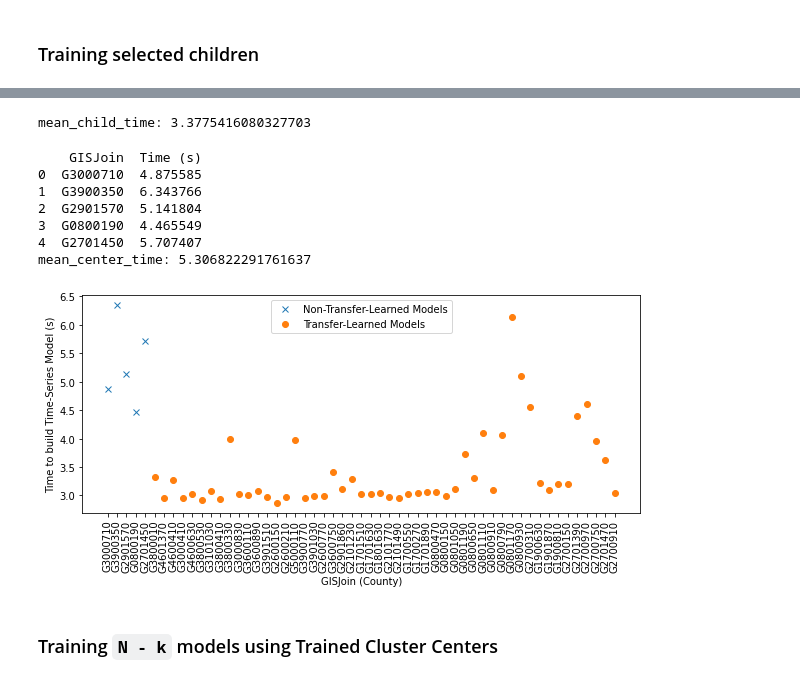
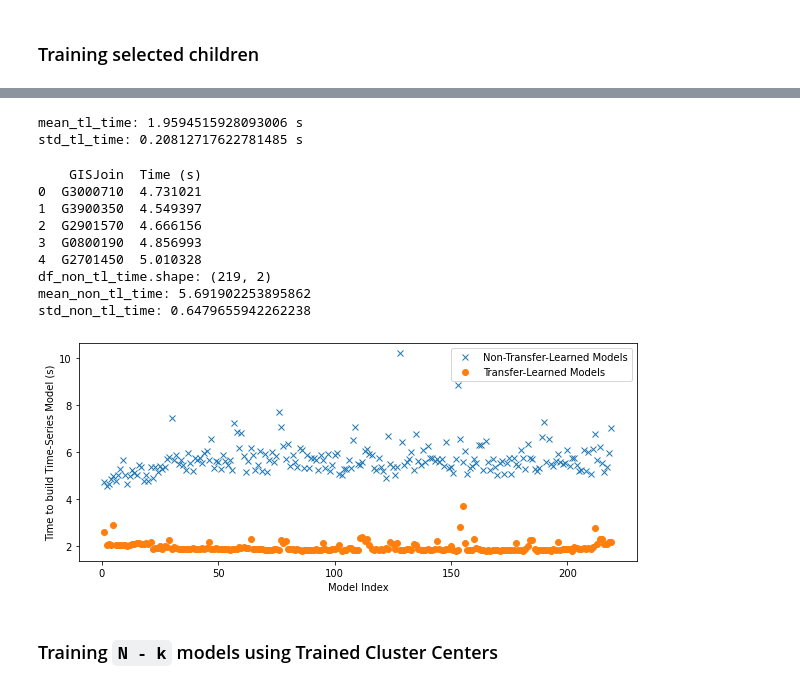
Before and after one commit to menuka94/sustain-timeseries, a Jupyter notebook: Time Series Forecasting.ipynb, the cells around one changed output, grey strips where cells are left out. Cells and saved outputs as stored; diff of their text form; code cells hidden in the pictures.

Commit message:
feat: get tl and non-tl graphs for 20 centers and 200 children

```diff
--- a/Time Series Forecasting.ipynb
+++ b/Time Series Forecasting.ipynb
@@ -689,0 +763,5 @@ INFO:prophet:Disabling daily seasonality. Run prophet with daily_seasonality=Tru
+# %%
+f = open('pickles/child_non_tl_models_dict.pkl', 'wb')
+pickle.dump(child_non_tl_models_dict, f)
+# %%
+child_non_tl_models_dict = pickle.load('pickles/child_non_tl_models_dict.pkl', 'rb')
@@ -689,0 +819,2 @@ INFO:prophet:Disabling daily seasonality. Run prophet with daily_seasonality=Tru
+# %%
+centers_tl_models_dict = pickle.load('pickles/centers_tl_models_dict.pkl', 'rb')
@@ -708,8 +865,11 @@ print(df_children_time.head())
-# %%
-mean_child_time = df_children_time['Time (s)'].mean()
-print(f'mean_child_time: {mean_child_time}')
-# %% [output]
-mean_child_time: 3.3775416080327703
+# %%
+mean_tl_time = df_tl_time['Time (s)'].mean()
+std_tl_time = df_tl_time['Time (s)'].std()
+print(f'mean_tl_time: {mean_tl_time} s')
+print(f'std_tl_time: {std_tl_time} s')
+# %% [output]
+mean_tl_time: 1.9594515928093006 s
+std_tl_time: 0.20812717622781485 s
 # %%
 times = []
 
@@ -717,40 +877,54 @@ for center in selected_cluster_centers:
     time = trained_cluster_centers_dict[center].training_time
     times.append(time)
 
-df_centers_time = pd.DataFrame(list(zip(selected_cluster_centers, times)), columns=['GISJoin', 'Time (s)'])
-print(df_centers_time)
-mean_center_time = df_centers_time['Time (s)'].mean()
-print(f'mean_center_time: {mean_center_time}')
+for child in selected_cluster_children:
+    time = child_non_tl_models_dict[child].training_time
+    times.append(time)
+
+all_gis_joins = selected_cluster_centers + selected_cluster_children
+
+df_non_tl_time = pd.DataFrame(list(zip(all_gis_joins, times)), columns=['GISJoin', 'Time (s)'])
+print(df_non_tl_time.head())
+print(f'df_non_tl_time.shape: {df_non_tl_time.shape}')
+
+mean_non_tl_time = df_non_tl_time['Time (s)'].mean()
+std_non_tl_time = df_non_tl_time['Time (s)'].std()
+print(f'mean_non_tl_time: {mean_non_tl_time}')
+print(f'std_non_tl_time: {std_non_tl_time}')
 # %% [output]
     GISJoin  Time (s)
-0  G3000710  4.875585
-1  G3900350  6.343766
-2  G2901570  5.141804
-3  G0800190  4.465549
-4  G2701450  5.707407
-mean_center_time: 5.306822291761637
+0  G3000710  4.731021
+1  G3900350  4.549397
+2  G2901570  4.666156
+3  G0800190  4.856993
+4  G2701450  5.010328
+df_non_tl_time.shape: (219, 2)
+mean_non_tl_time: 5.691902253895862
+std_non_tl_time: 0.6479655942262238
 # %%
 import matplotlib.pyplot as plt
+import numpy as np
 
-x1 = df_centers_time['GISJoin']
-y1 = df_centers_time['Time (s)']
+x1 = df_non_tl_time['GISJoin']
+y1 = df_non_tl_time['Time (s)']
 
-x2 = df_children_time['GISJoin']
-y2 = df_children_time['Time (s)']
+x2 = df_tl_time['GISJoin']
+y2 = df_tl_time['Time (s)']
 plt.figure(figsize=(10, 4))
 
-plt.xlabel('GISJoin (County)')
+plt.xlabel('Model Index')
 plt.ylabel('Time to build Time-Series Model (s)')
-plt.xticks(rotation=90)
 
-plt.plot(x1, y1, 'x')
-plt.plot(x2, y2, 'o')
+x0 = list(range(1, len(x1) + 1))
+
+plt.plot(x0, y1, 'x')
+plt.plot(x0, y2, 'o')
 plt.legend(['Non-Transfer-Learned Models', 'Transfer-Learned Models'])
 
 plt.savefig('time-series-selected-completion-time.png', dpi=500, bbox_inches = 'tight')
 plt.show()
 # %% [output]
-[figure, old version]
+[figure, new version]
 # %% [markdown]
 ### Training `N - k` models using Trained Cluster Centers
 # %%
```
Also changed, not shown: parts of 24 cells of this notebook.
